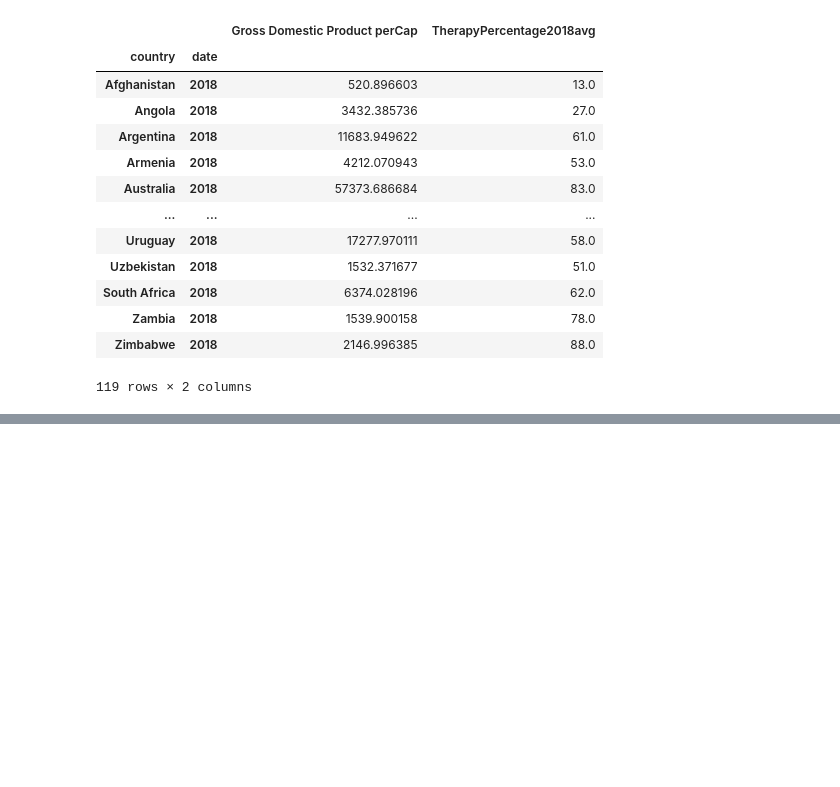
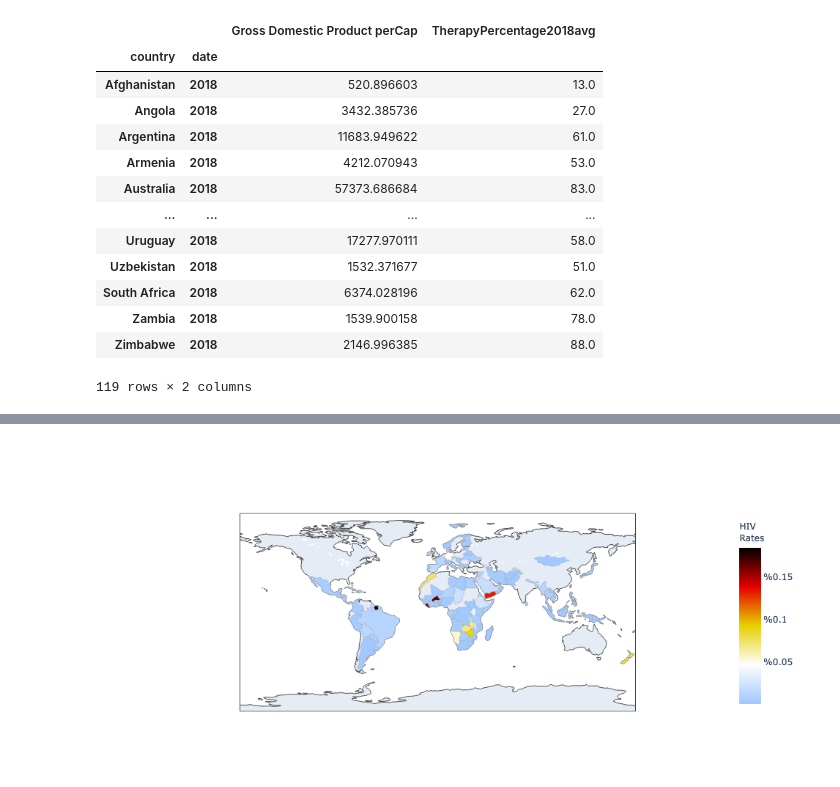
Before and after one commit to nvanrompaey/ImpactsHIVTreatment, a Jupyter notebook: CapstoneHIVtestings.ipynb, the cells around one changed output, grey strips where cells are left out. Cells and saved outputs as stored; diff of their text form; code cells hidden in the pictures; blank space fills up the shorter version.

```diff
--- a/CapstoneHIVtestings.ipynb
+++ b/CapstoneHIVtestings.ipynb
@@ -447,0 +503,15 @@ fig.show()
+# %%
+fig3 = go.Figure(data=go.Choropleth(
+    locations = list(HIVstats.alpha3codedict.values()),
+    z = stat2['Average HIV Patients div Pop'],
+    text = list(HIVstats.alpha3codedict.values()),
+    colorscale = 'Blackbody',
+    autocolorscale=False,
+    reversescale=True,
+    marker_line_color='darkgray',
+    marker_line_width=0.5,
+    colorbar_tickprefix = '%',
+    colorbar_title = ' HIV<br>Rates',))
+fig3.show()
+# %% [output]
+[figure, added]
```
Also changed, not shown: parts of 11 cells of this notebook, 1 other file.
